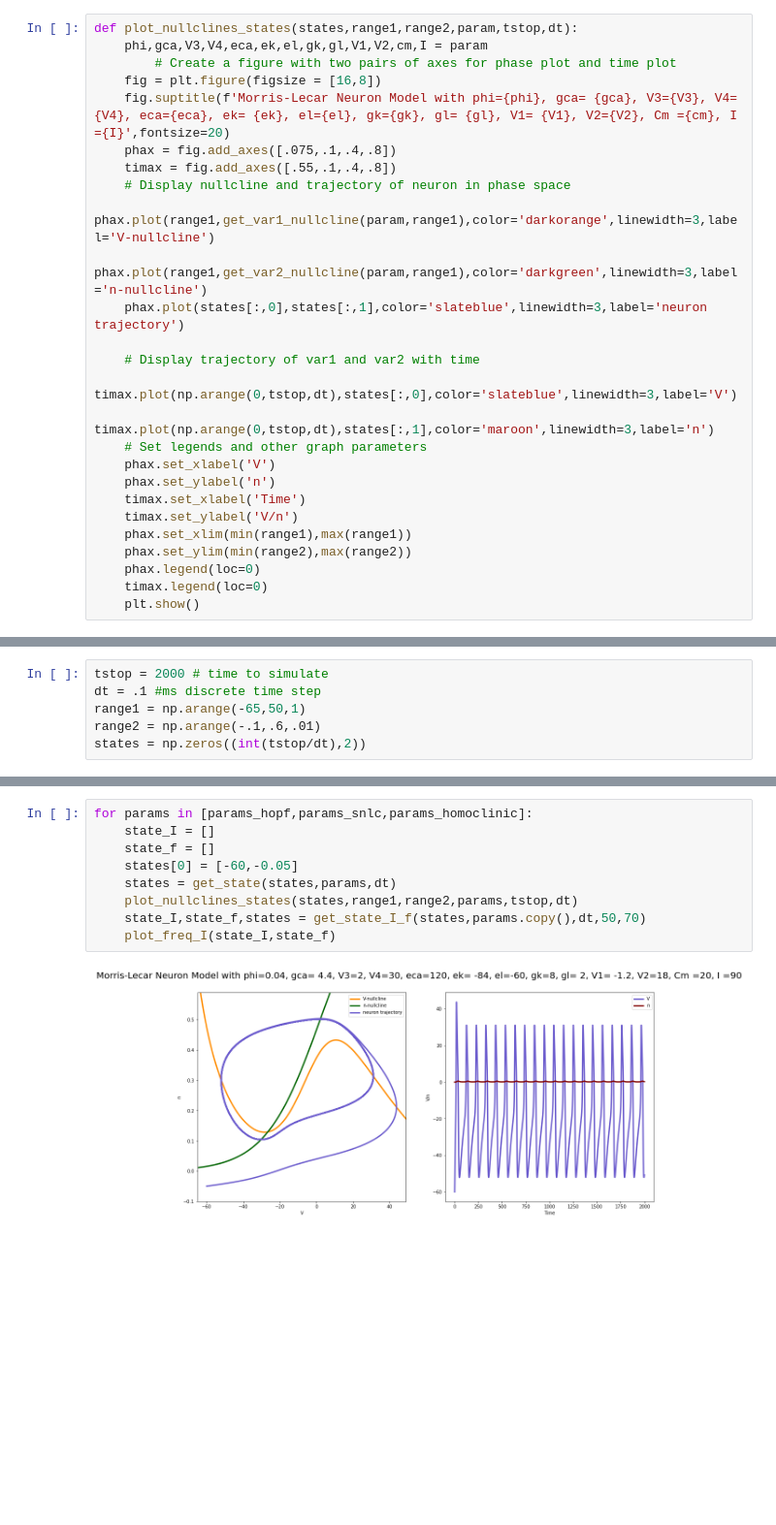
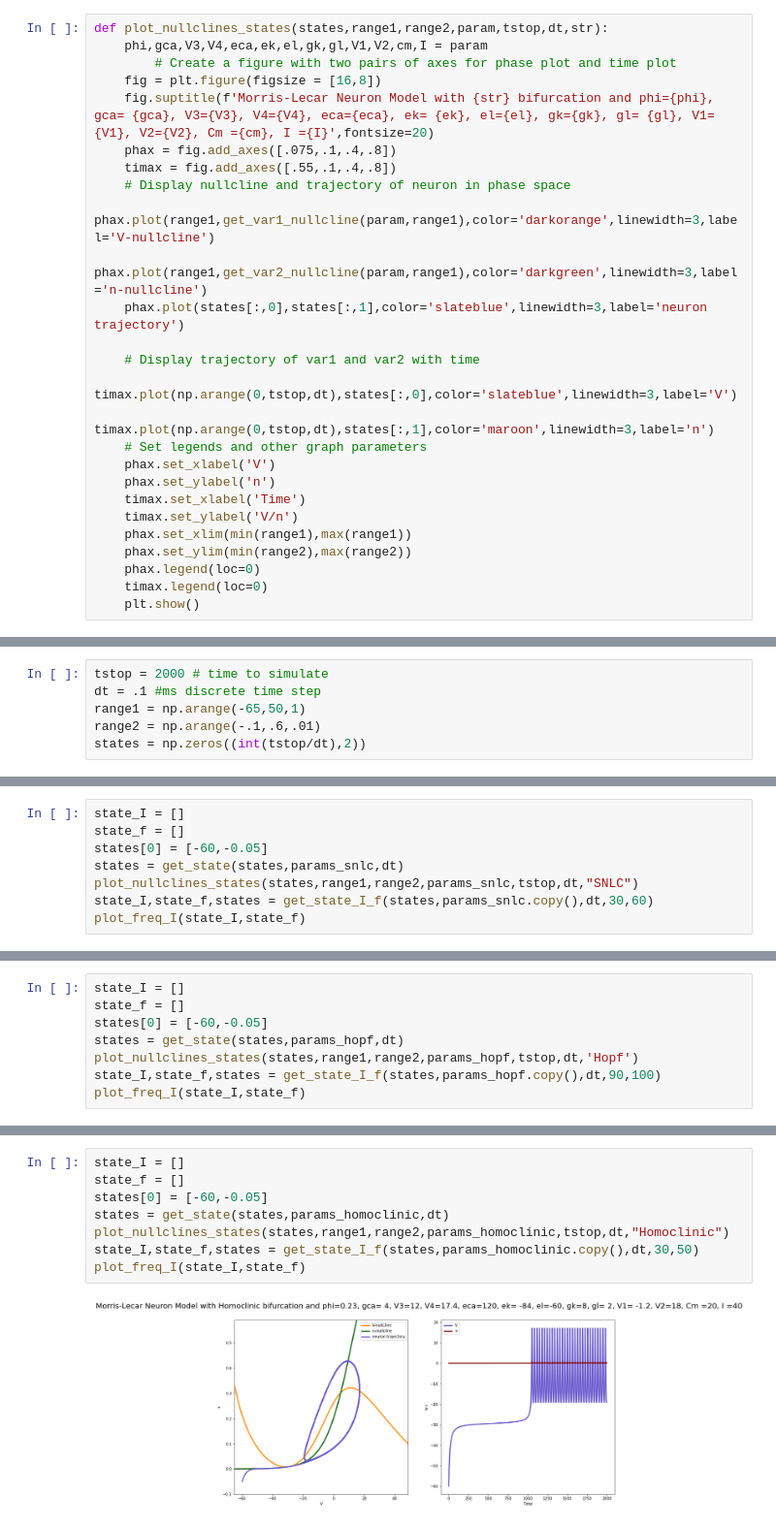
Before and after one commit to samar2605/Computational-Neuroscience, a Jupyter notebook: Morris_Lecar.ipynb, the cells around one changed output, grey strips where cells are left out. Shown: that part at 97% size. Drawn from its saved outputs; the diff is of its cells as text; blank space fills up the shorter version.

Commit message:
morris lecar completed

```diff
--- a/Morris_Lecar.ipynb
+++ b/Morris_Lecar.ipynb
@@ -75,11 +74,11 @@ def get_state_I_f(states,params,dt,start_current,end_current):
         state_f.append(freq)
     return state_I,state_f,states
 # %%
-def plot_nullclines_states(states,range1,range2,param,tstop,dt):
+def plot_nullclines_states(states,range1,range2,param,tstop,dt,str):
     phi,gca,V3,V4,eca,ek,el,gk,gl,V1,V2,cm,I = param
         # Create a figure with two pairs of axes for phase plot and time plot
     fig = plt.figure(figsize = [16,8])
-    fig.suptitle(f'Morris-Lecar Neuron Model with phi={phi}, gca= {gca}, V3={V3}, V4={V4}, eca={eca}, ek= {ek}, el={el}, gk={gk}, gl= {gl}, V1= {V1}, V2={V2}, Cm ={cm}, I ={I}',fontsize=20)
+    fig.suptitle(f'Morris-Lecar Neuron Model with {str} bifurcation and phi={phi}, gca= {gca}, V3={V3}, V4={V4}, eca={eca}, ek= {ek}, el={el}, gk={gk}, gl= {gl}, V1= {V1}, V2={V2}, Cm ={cm}, I ={I}',fontsize=20)
     phax = fig.add_axes([.075,.1,.4,.8])
     timax = fig.add_axes([.55,.1,.4,.8])
     # Display nullcline and trajectory of neuron in phase space
@@ -123,0 +145,8 @@ params_homoclinic = [0.23,4,12,17.4,120,-84,-60,8,2,-1.2,18,20,40] #Homoclinic
+# %%
+state_I = []
+state_f = []
+states[0] = [-60,-0.05]
+states = get_state(states,params_snlc,dt)
+plot_nullclines_states(states,range1,range2,params_snlc,tstop,dt,"SNLC")
+state_I,state_f,states = get_state_I_f(states,params_snlc.copy(),dt,30,60)
+plot_freq_I(state_I,state_f)
@@ -123,0 +167,8 @@ params_homoclinic = [0.23,4,12,17.4,120,-84,-60,8,2,-1.2,18,20,40] #Homoclinic
+# %%
+state_I = []
+state_f = []
+states[0] = [-60,-0.05]
+states = get_state(states,params_hopf,dt)
+plot_nullclines_states(states,range1,range2,params_hopf,tstop,dt,'Hopf')
+state_I,state_f,states = get_state_I_f(states,params_hopf.copy(),dt,90,100)
+plot_freq_I(state_I,state_f)
@@ -124,11 +185,10 @@ params_homoclinic = [0.23,4,12,17.4,120,-84,-60,8,2,-1.2,18,20,40] #Homoclinic
 # %%
-for params in [params_hopf,params_snlc,params_homoclinic]:
-    state_I = []
-    state_f = []
-    states[0] = [-60,-0.05]
-    states = get_state(states,params,dt)
-    plot_nullclines_states(states,range1,range2,params,tstop,dt)
-    state_I,state_f,states = get_state_I_f(states,params.copy(),dt,50,70)
-    plot_freq_I(state_I,state_f)
+state_I = []
+state_f = []
+states[0] = [-60,-0.05]
+states = get_state(states,params_homoclinic,dt)
+plot_nullclines_states(states,range1,range2,params_homoclinic,tstop,dt,"Homoclinic")
+state_I,state_f,states = get_state_I_f(states,params_homoclinic.copy(),dt,30,50)
+plot_freq_I(state_I,state_f)
 # %% [output]
-[figure, old version]
+[figure, new version]
```
Also changed, not shown: parts of 9 cells of this notebook.
